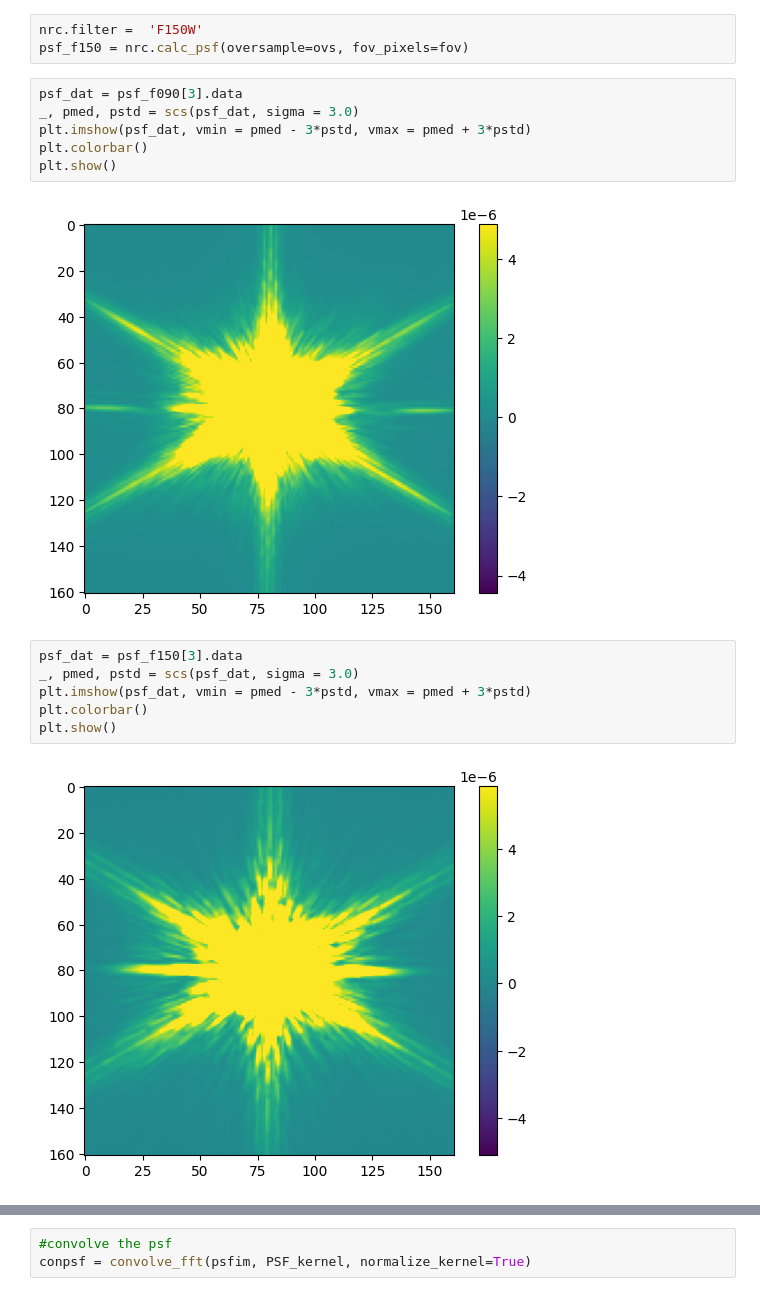
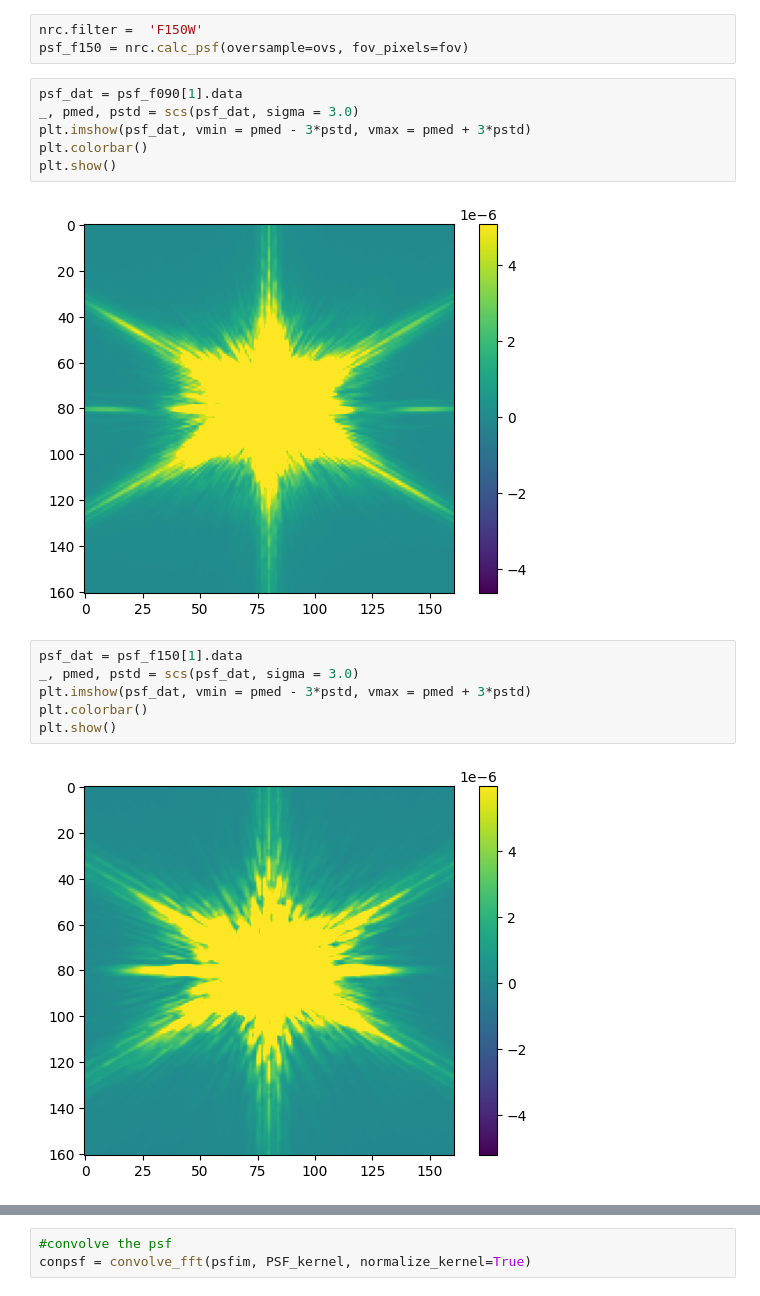
Before and after one commit to aswinsuresh24/jwst123, a Jupyter notebook: jwst_mosaic.ipynb, the cells around one changed output, grey strips where cells are left out. Drawn from its saved outputs; the diff is of its cells as text.

Commit message:
align sn data

```diff
--- a/jwst_mosaic.ipynb
+++ b/jwst_mosaic.ipynb
@@ -424,21 +424,21 @@ psf_f090 = nrc.calc_psf(oversample=ovs, fov_pixels=fov)
 nrc.filter =  'F150W'
 psf_f150 = nrc.calc_psf(oversample=ovs, fov_pixels=fov)
 # %%
-psf_dat = psf_f090[3].data
+psf_dat = psf_f090[1].data
 _, pmed, pstd = scs(psf_dat, sigma = 3.0)
 plt.imshow(psf_dat, vmin = pmed - 3*pstd, vmax = pmed + 3*pstd)
 plt.colorbar()
 plt.show()
 # %% [output]
-[figure, old version]
+[figure, new version]
 # %%
-psf_dat = psf_f150[3].data
+psf_dat = psf_f150[1].data
 _, pmed, pstd = scs(psf_dat, sigma = 3.0)
 plt.imshow(psf_dat, vmin = pmed - 3*pstd, vmax = pmed + 3*pstd)
 plt.colorbar()
 plt.show()
 # %% [output]
-[figure, old version]
+[figure, new version]
 # %%
 #generate the matching kernel to convert the f090w image to f150w
 #dolphot custom psf is still for single filter, so cross-convolution wouldnt work
```
Also changed, not shown: parts of 4 cells of this notebook, 2 other files.
